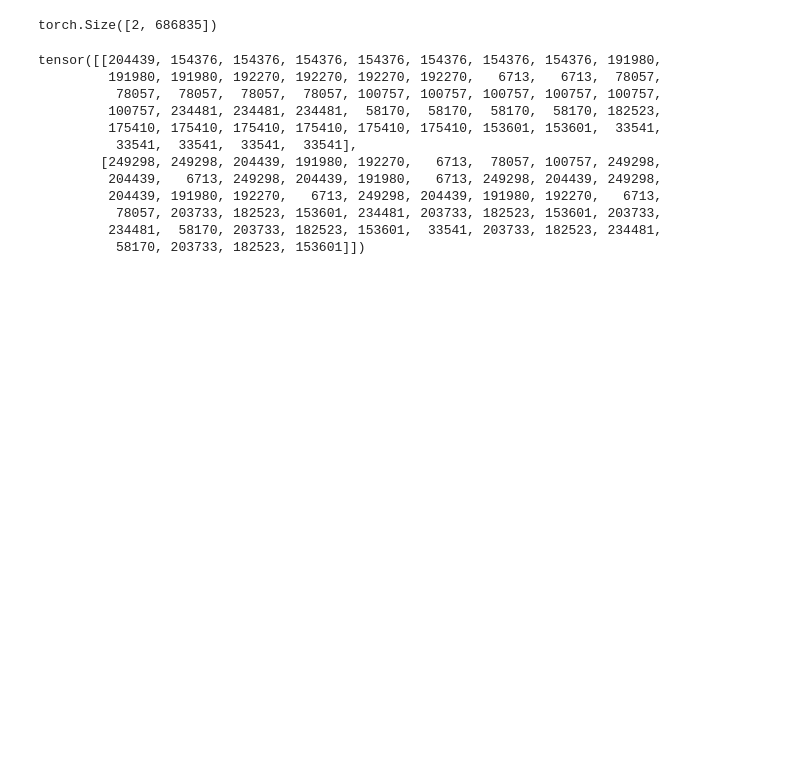
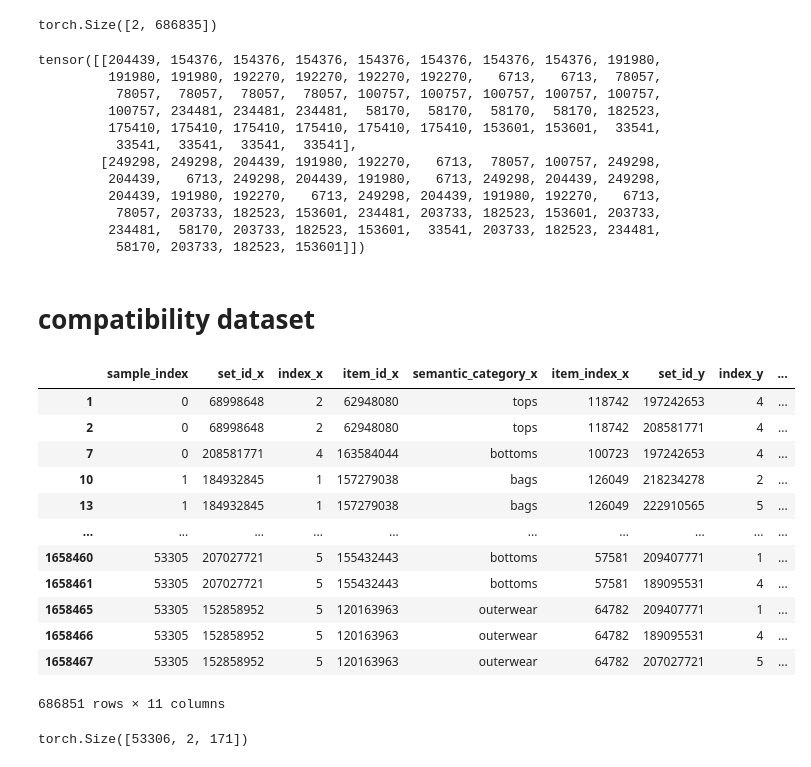
Before and after one commit to Alijgh003/StyleMind-GNN, a Jupyter notebook: creating_edge_indices.ipynb, the cells around one changed output. Cells and saved outputs as stored; diff of their text form; code cells hidden in the pictures; blank space fills up the shorter version.

Commit message:
creating fill in the blank test tensors

```diff
--- a/creating_edge_indices.ipynb
+++ b/creating_edge_indices.ipynb
@@ -119,12 +132,12 @@ def edge_indices_df(flatten_dataset, split, datasets_path):
   dataset_df['item_index'] = dataset_df['item_id'].apply(lambda x: items_df.loc[x]['index'])
   df_pairs = dataset_df.merge(dataset_df, on='set_id')
   df_pairs = df_pairs[df_pairs['item_id_x'] < df_pairs['item_id_y']]
-  df_pairs.to_csv(path.join(datasets_path,split+"_edges.csv"))
-  return df_pairs
+  # df_pairs.to_csv(path.join(datasets_path,split+"_edges.csv"))
+  return dataset_df,df_pairs
 
-train_edges_df = edge_indices_df(train_set, "train",datasets_path)
-test_edges_df = edge_indices_df(test_set, "test", datasets_path)
-valid_edges_df = edge_indices_df(valid_set, "valid", datasets_path)
+train_outfits_df,train_edges_df = edge_indices_df(train_set, "train",datasets_path)
+test_outfits_df,test_edges_df = edge_indices_df(test_set, "test", datasets_path)
+valid_outfits_df,valid_edges_df = edge_indices_df(valid_set, "valid", datasets_path)
 valid_edges_df
 # %% [output]
 |  | item_id_x | index_x | set_id | semantic_category_x | item_index_x | item_id_y | index_y | ... |
@@ -223,3 +240,46 @@ tensor([[204439, 154376, 154376, 154376, 154376, 154376, 154376, 154376, 191980,
           78057, 203733, 182523, 153601, 234481, 203733, 182523, 153601, 203733,
          234481,  58170, 203733, 182523, 153601,  33541, 203733, 182523, 234481,
           58170, 203733, 182523, 153601]])
+# %% [markdown]
+# compatibility dataset
+# %%
+def read_negative_samples(split):
+  file = open(path.join(datasets_path, f'compatibility_{split}.txt'), "r")
+  compatibility_train_text = file.read()
+  file.close()
+  len(compatibility_train_text.split("\n"))
+  samples = compatibility_train_text.split("\n")
+  samples = [s.split() for s in samples]
+  samples = [s[1:] for s in samples if s[0] == '0']
+  samples = [[(i.split("_")) for i in s] for s in samples]
+  samples = [[(o[0], int(o[1])) for o in s] for s in samples]
+  sample_data = [(j, s[0], s[1]) for j, sample in enumerate(samples) for i, s in enumerate(sample)]
+  sample_df = pd.DataFrame(sample_data, columns=['sample_index', 'set_id', 'index'])
+  merged_df = pd.merge(sample_df, train_outfits_df[['index', 'set_id', 'item_id', 'semantic_category', 'item_index']],
+                      on=['index', 'set_id'], how='left')
+  df_pairs = merged_df.merge(merged_df, on='sample_index')
+  df_pairs = df_pairs[df_pairs['item_id_x'] < df_pairs['item_id_y']]
+  return df_pairs
+
+train_negatives= read_negative_samples("train")
+train_negatives
+# %% [output]
+|  | sample_index | set_id_x | index_x | item_id_x | semantic_category_x | item_index_x | set_id_y | index_y | ... |
+| 1 | 0 | 68998648 | 2 | 62948080 | tops | 118742 | 197242653 | 4 | ... |
+| 2 | 0 | 68998648 | 2 | 62948080 | tops | 118742 | 208581771 | 4 | ... |
+| 7 | 0 | 208581771 | 4 | 163584044 | bottoms | 100723 | 197242653 | 4 | ... |
+| 10 | 1 | 184932845 | 1 | 157279038 | bags | 126049 | 218234278 | 2 | ... |
+| 13 | 1 | 184932845 | 1 | 157279038 | bags | 126049 | 222910565 | 5 | ... |
+| ... | ... | ... | ... | ... | ... | ... | ... | ... | ... |
+| 1658460 | 53305 | 207027721 | 5 | 155432443 | bottoms | 57581 | 209407771 | 1 | ... |
+| 1658461 | 53305 | 207027721 | 5 | 155432443 | bottoms | 57581 | 189095531 | 4 | ... |
+| 1658465 | 53305 | 152858952 | 5 | 120163963 | outerwear | 64782 | 209407771 | 1 | ... |
+| 1658466 | 53305 | 152858952 | 5 | 120163963 | outerwear | 64782 | 189095531 | 4 | ... |
+| 1658467 | 53305 | 152858952 | 5 | 120163963 | outerwear | 64782 | 207027721 | 5 | ... |
+686851 rows × 11 columns
+# %%
+train_negative_edge_index_tensor = create_edge_index_tensor(group_by="sample_index",edges_df=train_negatives,
+                                                            split="negative_train",datasets_path=datasets_path, save=True)
+train_negative_edge_index_tensor.shape
+# %% [output]
+torch.Size([53306, 2, 171])
```
Also changed, not shown: parts of 13 cells of this notebook.
